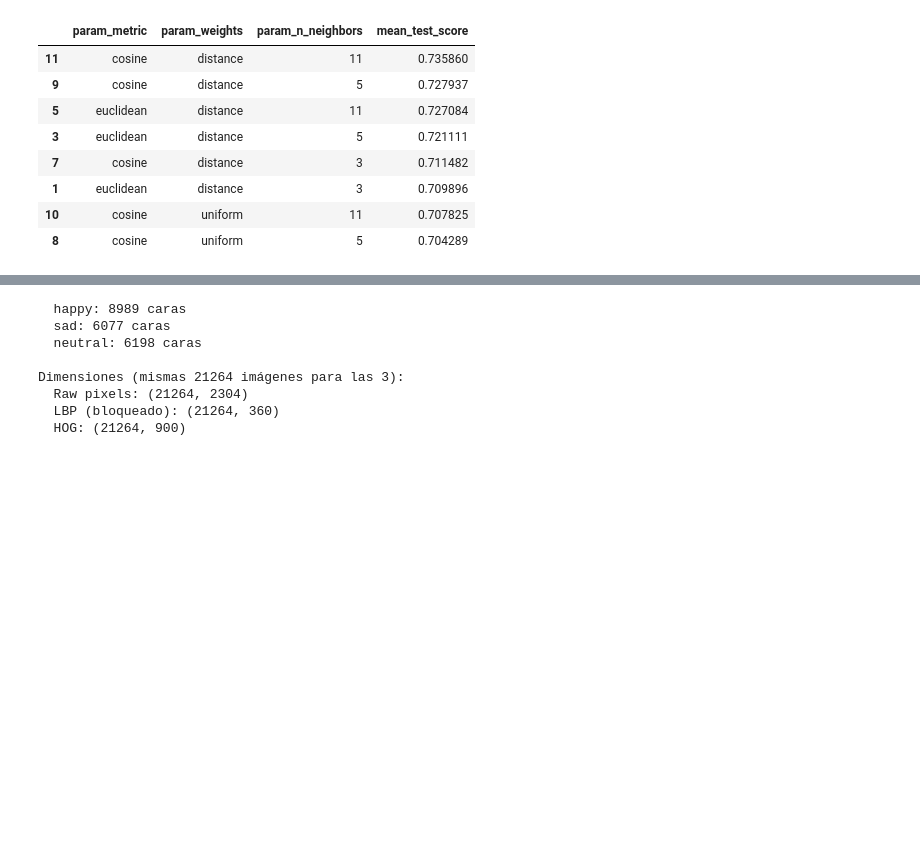
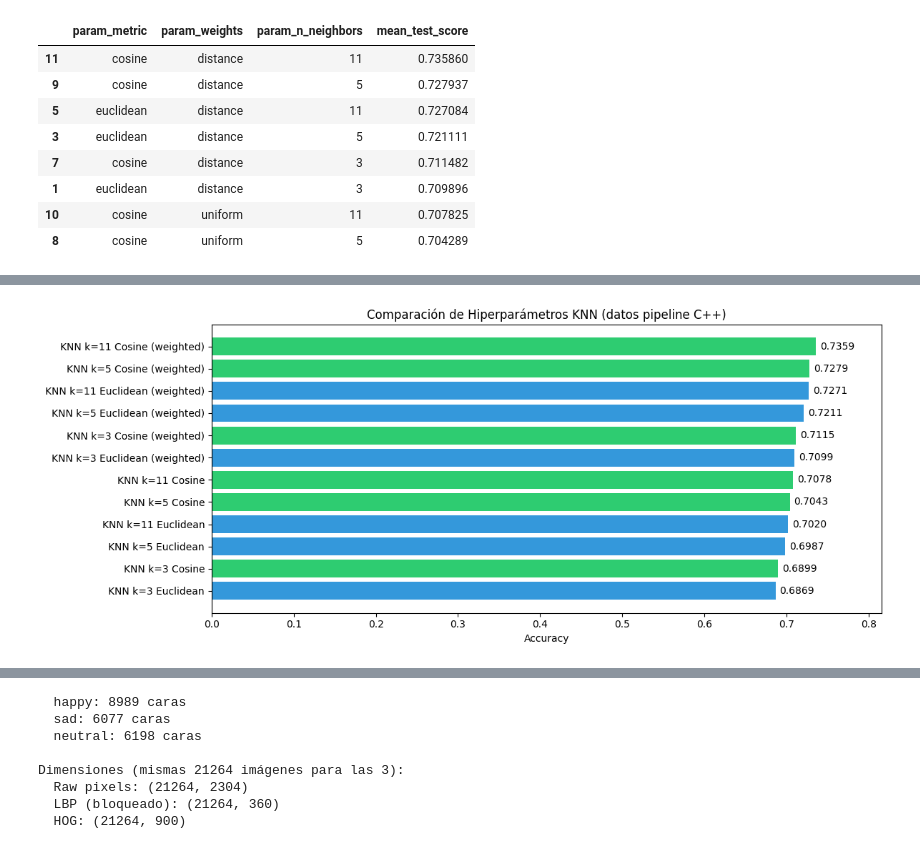
Before and after one commit to SebasAndres/FER-SIMD-Optimized, a Jupyter notebook: experiments/parameter_tuning.ipynb, the cells around one changed output, grey strips where cells are left out. Drawn from its saved outputs; the diff is of its cells as text; code cells hidden in the pictures; blank space fills up the shorter version.

```diff
--- a/experiments/parameter_tuning.ipynb
+++ b/experiments/parameter_tuning.ipynb
@@ -111,0 +119,22 @@ results.sort_values('rank_test_score').head(8)[
+# %%
+results_hp = pd.DataFrame(grid_search.cv_results_)
+results_hp['label'] = results_hp.apply(
+    lambda r: f"KNN k={r['param_n_neighbors']} {r['param_metric'].capitalize()}"
+              + (" (weighted)" if r['param_weights'] == 'distance' else ""),
+    axis=1
+)
+results_hp['color'] = results_hp['param_metric'].map({'euclidean': '#3498db', 'cosine': '#2ecc71'})
+results_hp_sorted = results_hp.sort_values('mean_test_score')
+
+fig, ax = plt.subplots(figsize=(12, 5))
+bars = ax.barh(results_hp_sorted['label'], results_hp_sorted['mean_test_score'], color=results_hp_sorted['color'])
+for bar, score in zip(bars, results_hp_sorted['mean_test_score']):
+    ax.text(bar.get_width() + 0.005, bar.get_y() + bar.get_height() / 2, f"{score:.4f}", va='center')
+ax.set_xlabel('Accuracy')
+ax.set_title('Comparación de Hiperparámetros KNN (datos pipeline C++)')
+ax.set_xlim(0, results_hp_sorted['mean_test_score'].max() + 0.08)
+plt.tight_layout()
+plt.savefig('hiperparametros_cpp.png', dpi=100)
+plt.show()
+# %% [output]
+[figure, added]
```
Also changed, not shown: parts of 16 cells of this notebook, 3 other files.
